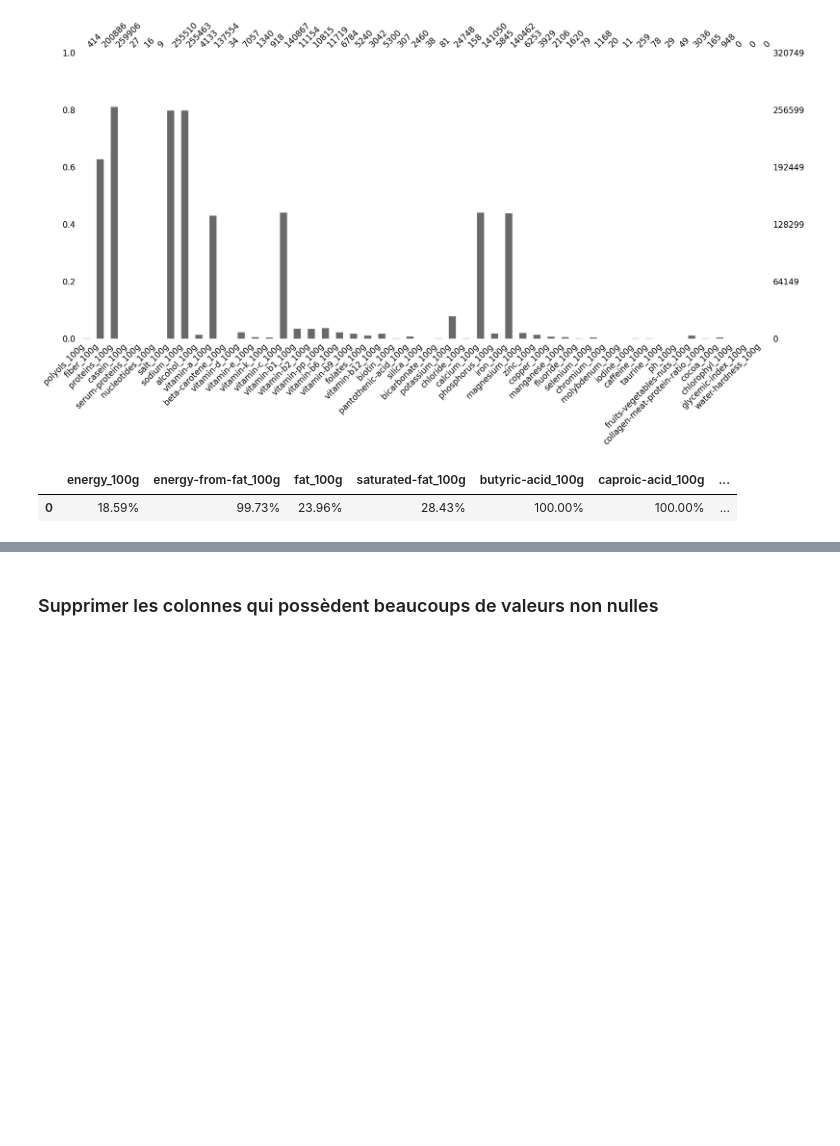
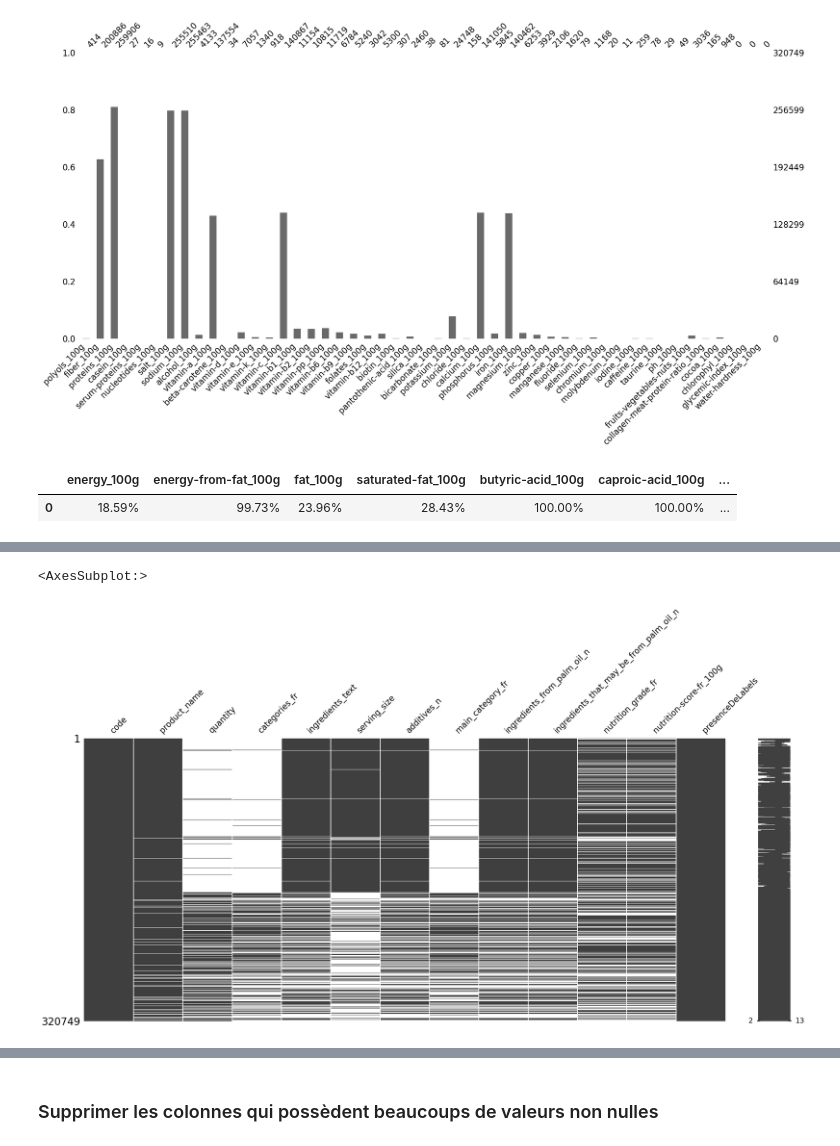
Before and after one commit to kevin-EK/Concevez-une-application-au-service-de-la-sant-publique, a Jupyter notebook: P3 Sélection de variable & Feature Engenering Brouillon .ipynb, the cells around one changed output, grey strips where cells are left out. Saved outputs shown, nothing was run; the diff lists cells and outputs as text; code cells hidden in the pictures; blank space fills up the shorter version.

```diff
--- a/P3 Sélection de variable & Feature Engenering Brouillon .ipynb
+++ b/P3 Sélection de variable & Feature Engenering Brouillon .ipynb
@@ -382,8 +376,8 @@ col_to_drop += [ 'packaging','packaging_tags','brands','brands_tags',
                 'origins','origins_tags','manufacturing_places','manufacturing_places_tags',
                 'cities','cities_tags','countries','countries_tags','countries_fr',
                 'emb_codes', 'emb_codes_tags', 'first_packaging_code_geo',
-                'categories', 'categories_tags'
- 'purchase_places', 'stores']
+                'categories', 'categories_tags',
+                'purchase_places', 'stores']
 
 colgarder += ['categories_fr']
 
@@ -571,3 +557,15 @@ nomColonnes = pd.concat([nomColonnes,pd.DataFrame({'Colonnes':'presenceDeLabels'
                                                    'Nombre NA':openfoodfacts.presenceDeLabels.isna().sum()},
                                                  index = [openfoodfacts.presenceDeLabels.isna().sum()])],
                         axis=0)
+# %%
+# labels
+
+# Variables à supprimer
+col_to_drop += ['labels','labels_tags','labels_fr']
+
+# Variables à conserver
+colgarder += ['presenceDeLabels']
+
+#Maj tags
+[labels.remove(x) for x in ['labels','labels_tags','labels_fr']]
+labels
@@ -604,8 +599,8 @@ nomColonnes.head()
 # %%
-# score_foot_print
+# nutrition_facts
 for col,typc,nNa in zip(nomColonnes.Colonnes,nomColonnes.type_de_colonne,nomColonnes['Nombre NA']) :
     if typc =='nutrition_facts':
-        if nNa >= (nbLigne * 0.95): # plus de 95% des données sont Na
+        if nNa == (nbLigne * 1): # suppr col qui sont completement nulles
             col_to_drop.append(col)
         else:
             colgarder.append(col)
@@ -629,0 +640,3 @@ len(colgarder)
+# %%
+df_openfoodfacts = openfoodfacts[colgarder]
+df_openfoodfacts.to_csv('df_openfoodfacts.csv')
@@ -629,0 +665,5 @@ len(colgarder)
+# %%
+msno.matrix(df_openfoodfacts[df_openfoodfacts.columns[~df_openfoodfacts.columns.isin(nutrition_facts)].to_list()])
+# %% [output]
+<AxesSubplot:>
+[figure, added]
```
Also changed, not shown: parts of 33 cells of this notebook.
